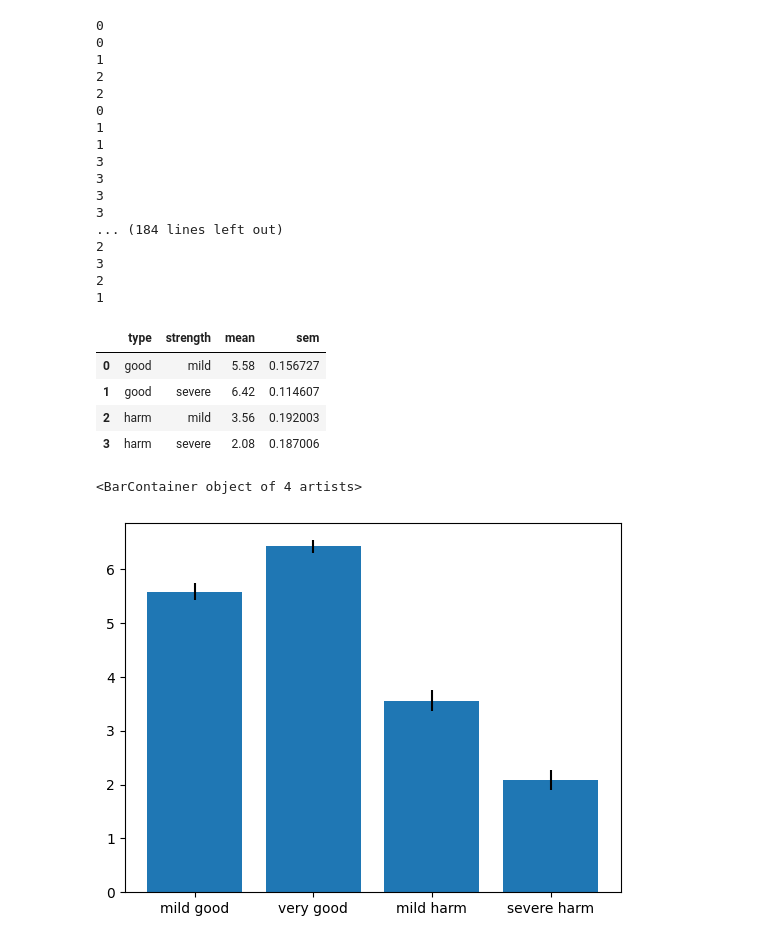
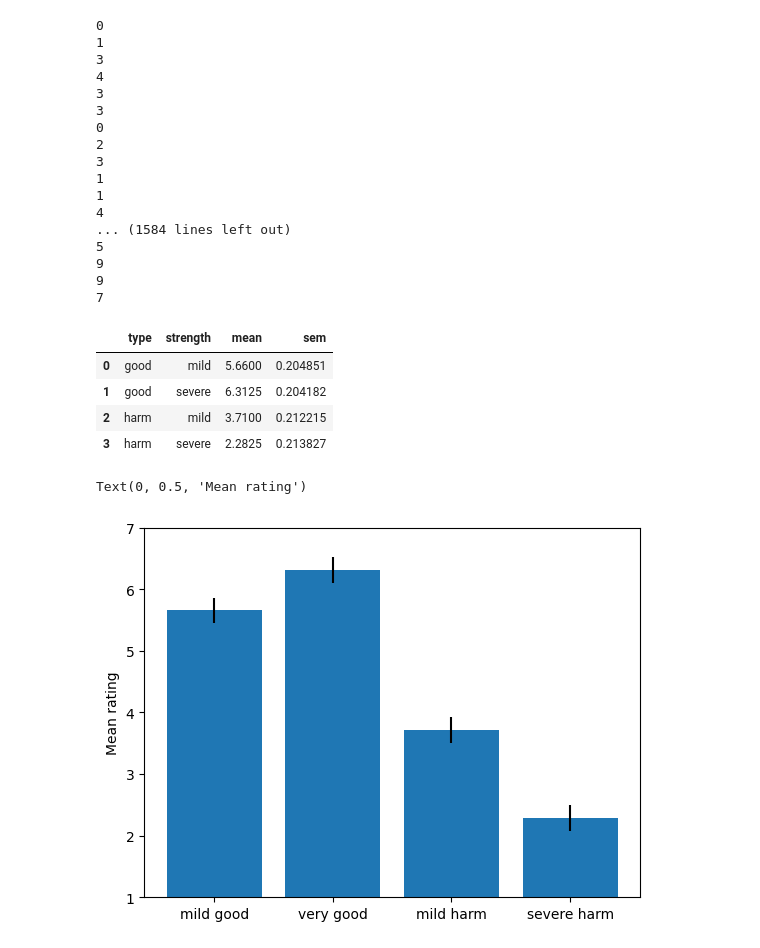
Before and after one commit to cicl-stanford/procedural-evals-moral, a Jupyter notebook: offtherails/prolific-exp-1/analysis.ipynb, the cells around one changed output. Cells and saved outputs as stored; diff of their text form; code cells hidden in the pictures.

Commit message:
updated data

```diff
--- a/offtherails/prolific-exp-1/analysis.ipynb
+++ b/offtherails/prolific-exp-1/analysis.ipynb
@@ -31,3 +6,9 @@ Index(['workerid', 'proliferate.condition', 'trial1', 'trial10', 'trial11',
+# %%
+data_path_0 = "data_0.csv"
+data_0 = pd.read_csv(data_path_0)
+data_path_1 = "data_1.csv"
+data_1 = pd.read_csv(data_path_1)
+data = pd.concat([data_0, data_1], ignore_index=True)
 # %%
 data_dict = {
     'rating': [],
@@ -43,9 +24,11 @@ data_dict = {
 for i, row in data.iterrows():
 
 
-    for trial in row[2:-1]:
-        trial_data = eval(trial)
+    for trial_data in row[2:-1]:
+        trial_data = eval(trial_data)
+
         data_dict['subject_id'].append(i)
+
         data_dict['rating'].append(trial_data['likertResponses']['likert1'])
         print(trial_data['scenario_id'])
         data_dict['scenario_id'].append(trial_data['scenario_id'])
@@ -55,23 +38,23 @@ for i, row in data.iterrows():
         data_dict['target'].append(trial_data['target'])
         data_dict['background'].append(trial_data['background'])
 # %% [output]
-0
 0
 1
+3
+4
+3
+3
+0
 2
-2
-0
+3
 1
 1
-3
-3
-3
-3
-... (184 lines left out)
-2
-3
-2
-1
+4
+... (1584 lines left out)
+5
+9
+9
+7
 # %%
 
 df = pd.DataFrame(data_dict)
@@ -80,38 +63,27 @@ df = pd.DataFrame(data_dict)
 # Ensure 'rating' is numeric
 df['rating'] = pd.to_numeric(df['rating'], errors='coerce')
 
-# Group by the specified columns
-grouped = df.groupby(['type', 'strength', 'structure', 'scenario_id'])
-# remove harm
-
-grouped_2 = df.groupby(['type', 'strength'])
-
-# # Calculate the mean and standard deviation for each group
-aggregated = grouped_2['rating'].agg(['mean', 'std', 'count'])
-
-# Calculate standard error of the mean (SEM)
-aggregated['sem'] = aggregated['std'] / np.sqrt(aggregated['count'])
-
-# Drop the now unnecessary std and count columns
+# aggregate across scenarios
+grouped = df.groupby(['type', 'strength', 'subject_id'])
+aggregated = grouped['rating'].agg(['mean', 'std', 'count'])
+aggregated = aggregated.drop(['std', 'count'], axis=1).reset_index()
+grouped = aggregated.groupby(['type', 'strength'])
+# aggregate across subjects
+aggregated = grouped['mean'].agg(['mean', 'std', 'count'])
+aggregated['sem'] = 1.95 * aggregated['std'] / np.sqrt(aggregated['count'])
 aggregated = aggregated.drop(['std', 'count'], axis=1).reset_index()
 # aggregated
-
-# aggregated["background"] = df.groupby(['type', 'strength', 'scenario_id', 'structure'])['background'].apply(list).reset_index()['background']
-# aggregated["target"] = df.groupby(['type', 'strength', 'scenario_id', 'structure'])['target'].apply(list).reset_index()['target']
-# aggregated = aggregated[aggregated["type"] != "harm"]
-# aggregated_mild = aggregated[aggregated["strength"] == ""]
-
-# # aggregated_mild.to_csv("aggregated_good_mild.csv")
-# aggregated_mild
 aggregated
 # %% [output]
 |  | type | strength | mean | sem |
-| 0 | good | mild | 5.58 | 0.156727 |
-| 1 | good | severe | 6.42 | 0.114607 |
-| 2 | harm | mild | 3.56 | 0.192003 |
-| 3 | harm | severe | 2.08 | 0.187006 |
+| 0 | good | mild | 5.6600 | 0.204851 |
+| 1 | good | severe | 6.3125 | 0.204182 |
+| 2 | harm | mild | 3.7100 | 0.212215 |
+| 3 | harm | severe | 2.2825 | 0.213827 |
 # %%
 plt.bar(["mild good", "very good", "mild harm", "severe harm"], aggregated['mean'], yerr=aggregated['sem'])
+plt.ylim(1, 7)
+plt.ylabel("Mean rating")
 # %% [output]
-<BarContainer object of 4 artists>
+Text(0, 0.5, 'Mean rating')
-[figure, old version]
+[figure, new version]
```
Also changed, not shown: parts of 3 cells of this notebook, 12 other files.
